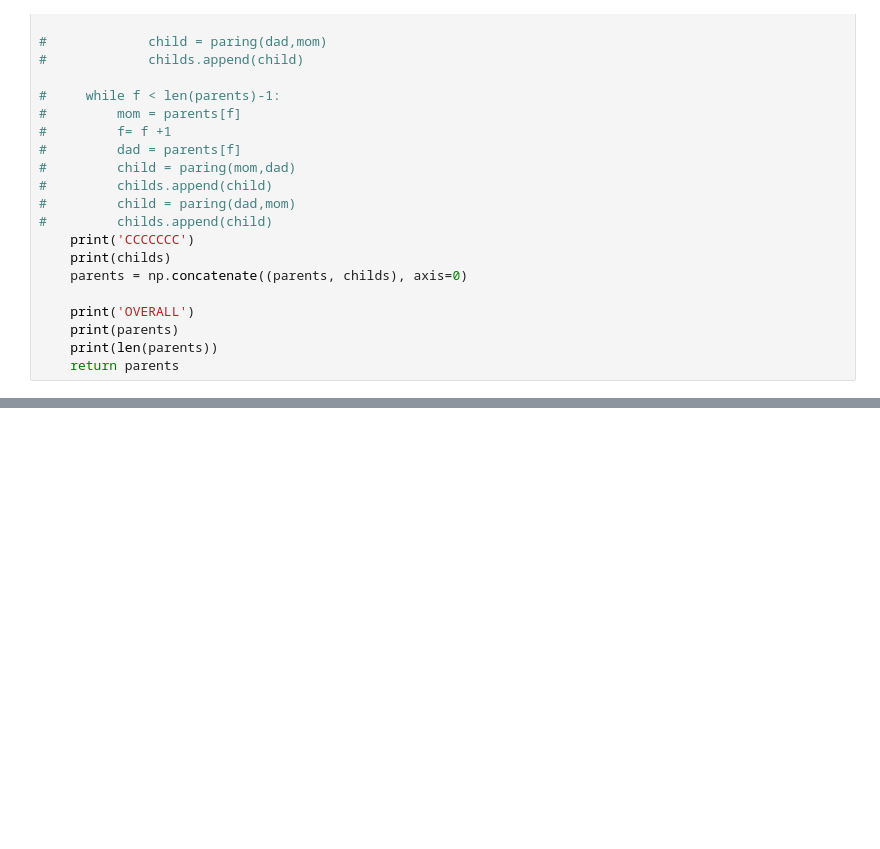
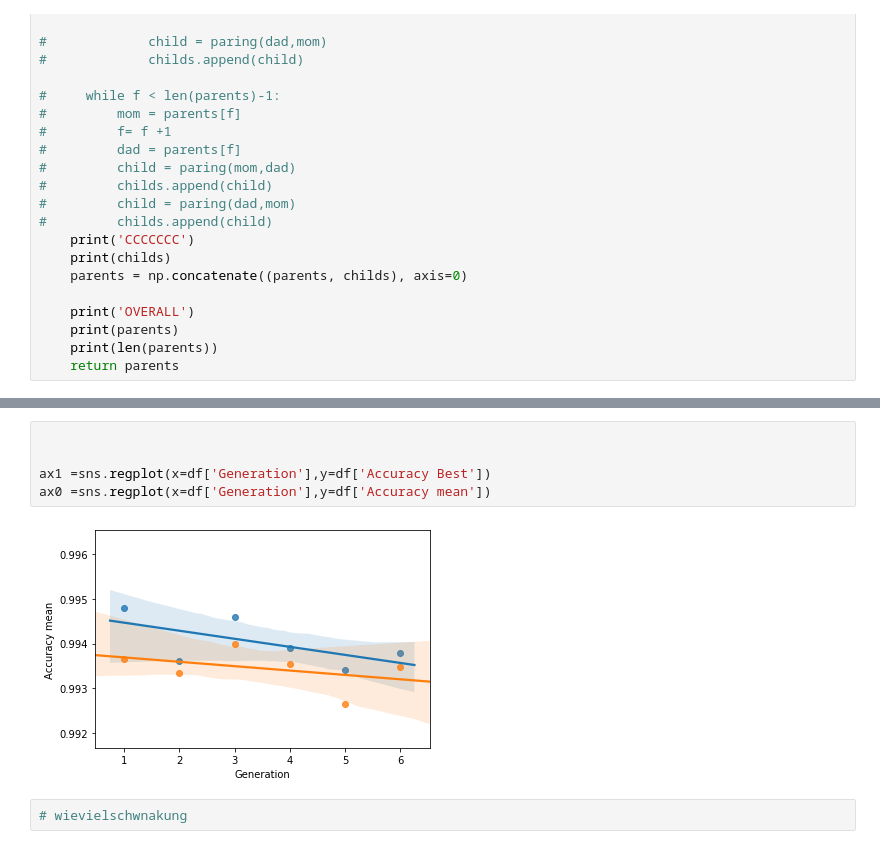
Before and after one commit to VCRoselieb/Genetic-Coding, a Jupyter notebook: MyIdea.ipynb, the cells around one changed output, grey strips where cells are left out. Cells and saved outputs as stored; diff of their text form; blank space fills up the shorter version.

Commit message:
Further ideas for visualisations

```diff
--- a/MyIdea.ipynb
+++ b/MyIdea.ipynb
@@ -335,0 +342,9 @@ plt.ylim(0.990, 1)
+# %%
+
+
+ax1 =sns.regplot(x=df['Generation'],y=df['Accuracy Best'])
+ax0 =sns.regplot(x=df['Generation'],y=df['Accuracy mean'])
+# %% [output]
+[figure, added]
+# %%
+# wievielschwnakung
```
Also changed, not shown: parts of 3 cells of this notebook.
